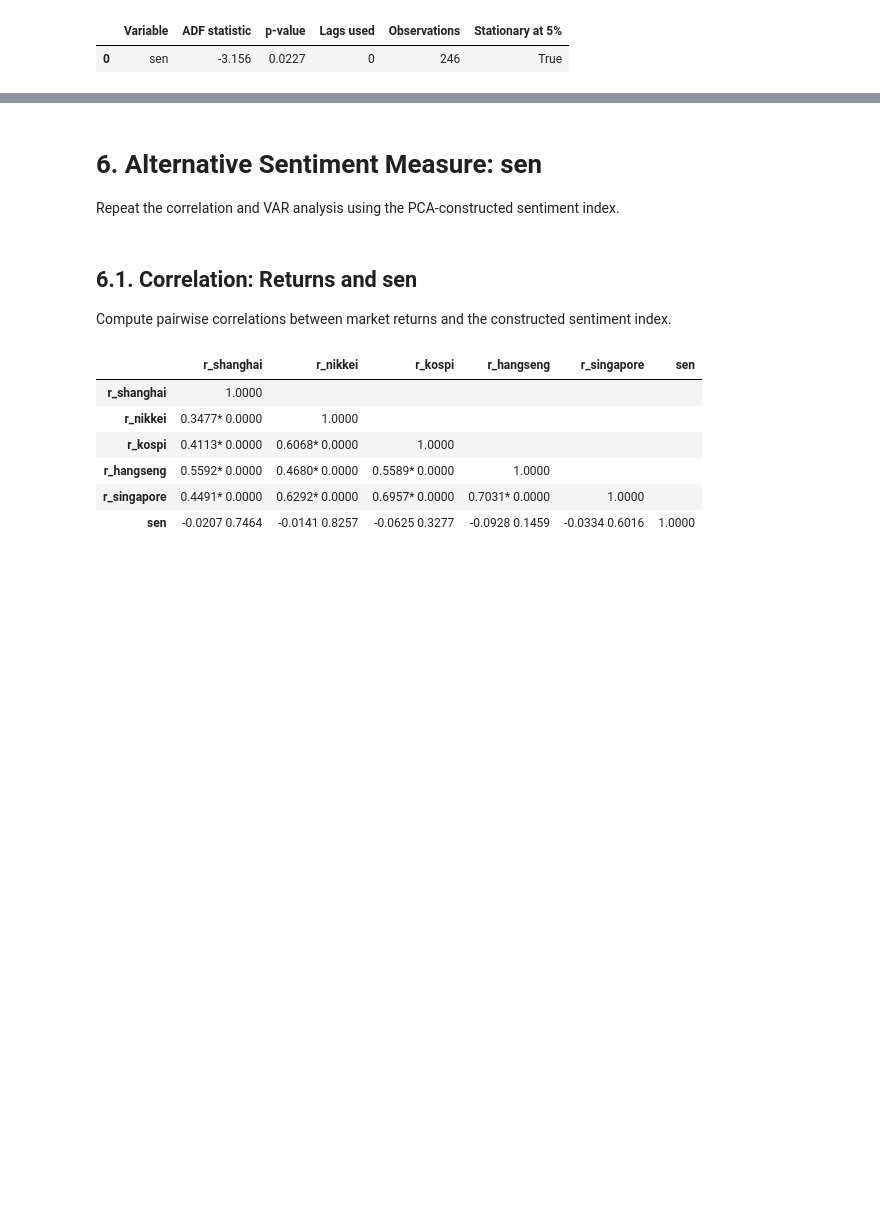
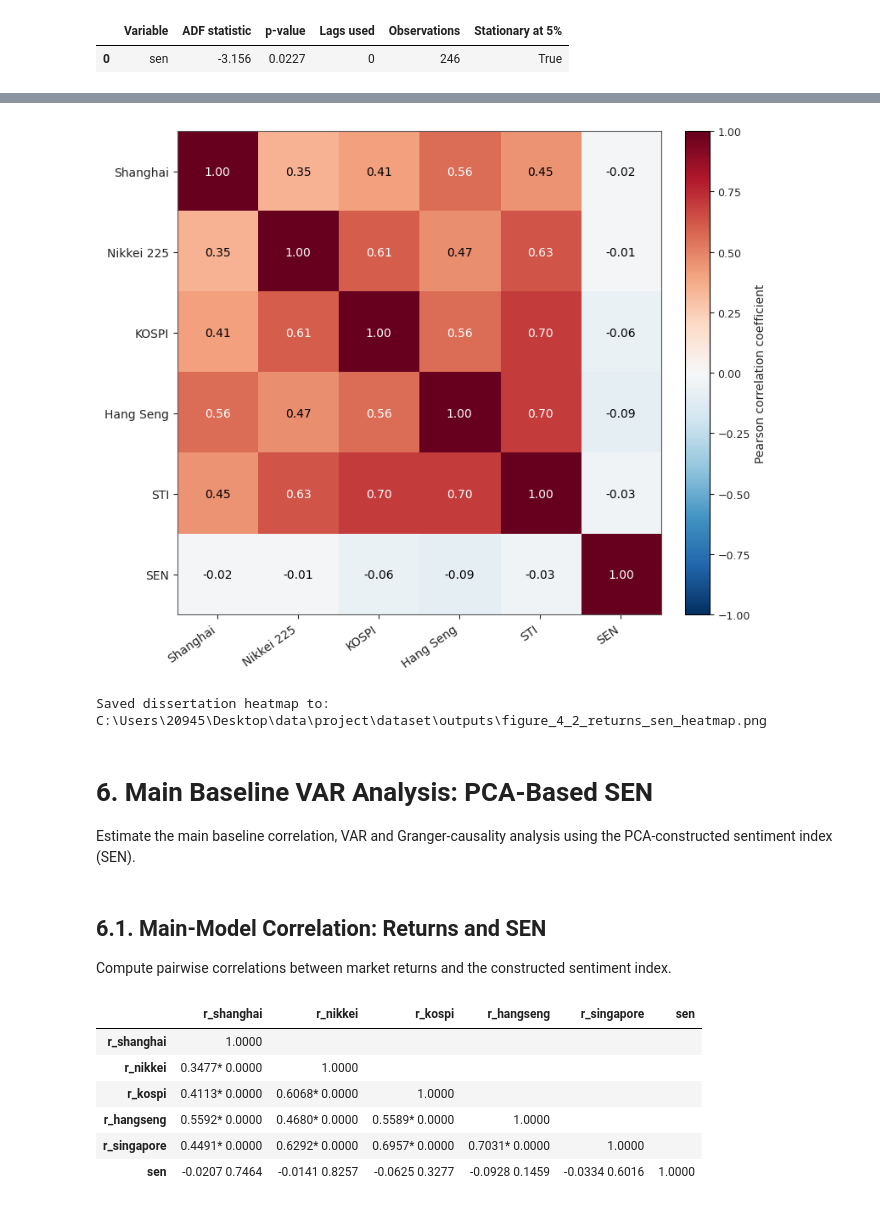
Before and after one commit to yang2094582004-ai/MSIN0114---Dissertation, a Jupyter notebook: Baseline_Analysis_without_SP500.ipynb, the cells around one changed output, grey strips where cells are left out. Saved outputs shown, nothing was run; the diff lists cells and outputs as text; code cells hidden in the pictures; blank space fills up the shorter version.

```diff
--- a/Baseline_Analysis_without_SP500.ipynb
+++ b/Baseline_Analysis_without_SP500.ipynb
@@ -1375,9 +1504,59 @@ plt.show()
+# %%
+# Dissertation heatmap: baseline monthly returns and PCA-based SEN.
+plt.style.use("default")
+heatmap_vars = [
+    "r_shanghai",
+    "r_nikkei",
+    "r_kospi",
+    "r_hangseng",
+    "r_singapore",
+    "sen"
+]
+heatmap_labels = ["Shanghai", "Nikkei 225", "KOSPI", "Hang Seng", "STI", "SEN"]
+sen_corr_matrix = analysis_df[heatmap_vars].corr()
+
+fig, ax = plt.subplots(figsize=(8.2, 6.7), facecolor="white")
+ax.set_facecolor("white")
+image = ax.imshow(sen_corr_matrix, vmin=-1, vmax=1, cmap="RdBu_r")
+ax.set_xticks(range(len(heatmap_labels)), heatmap_labels, rotation=35, ha="right")
+ax.set_yticks(range(len(heatmap_labels)), heatmap_labels)
+
+for row in range(len(heatmap_labels)):
+    for column in range(len(heatmap_labels)):
+        value = sen_corr_matrix.iloc[row, column]
+        ax.text(
+            column,
+            row,
+            f"{value:.2f}",
+            ha="center",
+            va="center",
+            fontsize=10,
+            color="white" if abs(value) >= 0.55 else "black"
+        )
+
+ax.tick_params(axis="both", colors="#222222", labelsize=10)
+for spine in ax.spines.values():
+    spine.set_color("#555555")
+    spine.set_linewidth(0.8)
+colorbar = fig.colorbar(image, ax=ax, fraction=0.046, pad=0.04)
+colorbar.set_label("Pearson correlation coefficient", color="#222222")
+colorbar.ax.tick_params(colors="#222222", labelsize=9)
+fig.tight_layout()
+
+heatmap_path = PROJECT_ROOT / "dataset" / "outputs" / "figure_4_2_returns_sen_heatmap.png"
+fig.savefig(heatmap_path, dpi=300, bbox_inches="tight", facecolor="white")
+plt.show()
+
+print(f"Saved dissertation heatmap to: {heatmap_path}")
+# %% [output]
+[figure, added]
+Saved dissertation heatmap to: C:\Users\20945\Desktop\data\project\dataset\outputs\figure_4_2_returns_sen_heatmap.png
 # %% [markdown]
-# 6. Alternative Sentiment Measure: sen
+# 6. Main Baseline VAR Analysis: PCA-Based SEN
 
-Repeat the correlation and VAR analysis using the PCA-constructed sentiment index.
+Estimate the main baseline correlation, VAR and Granger-causality analysis using the PCA-constructed sentiment index (SEN).
 # %% [markdown]
-## 6.1. Correlation: Returns and sen
+## 6.1. Main-Model Correlation: Returns and SEN
 
 Compute pairwise correlations between market returns and the constructed sentiment index.
 # %%
```
Also changed, not shown: parts of 25 cells of this notebook, 14 other files.
